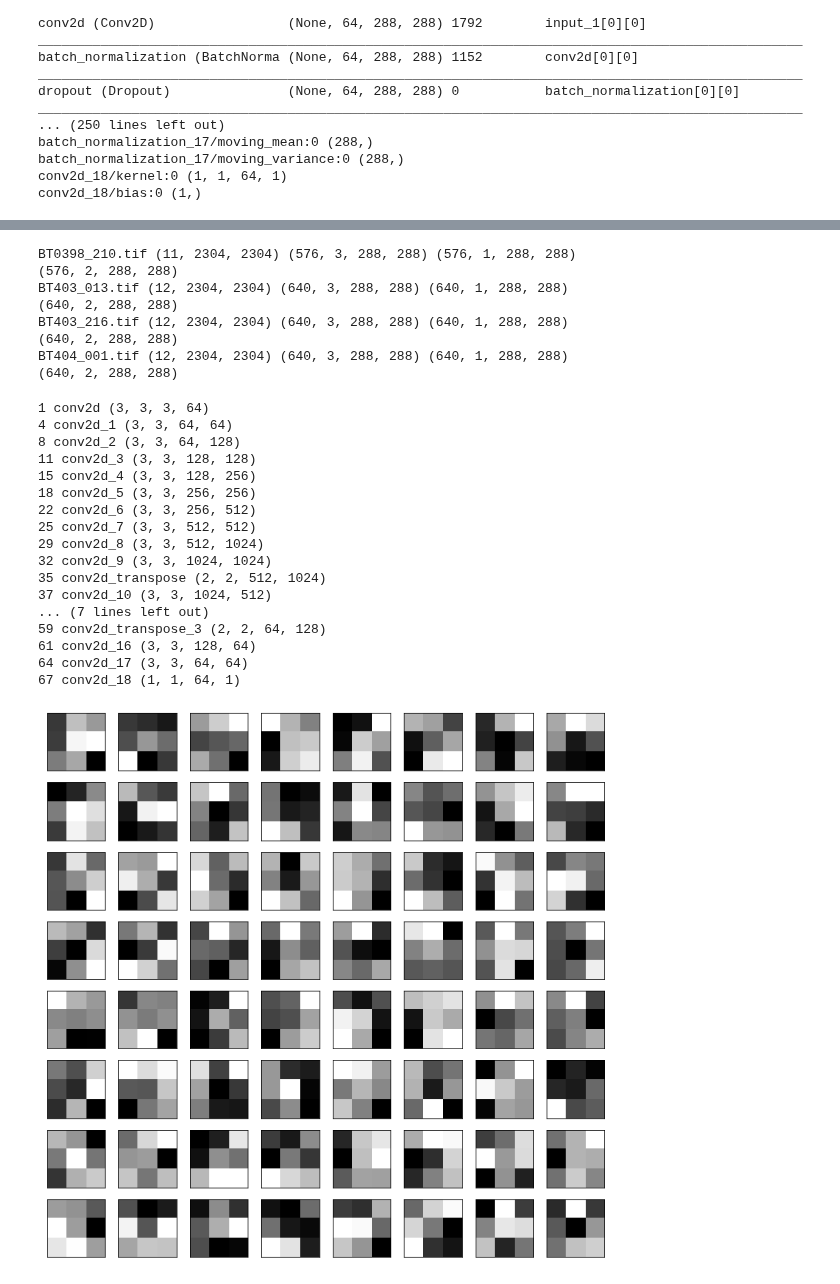
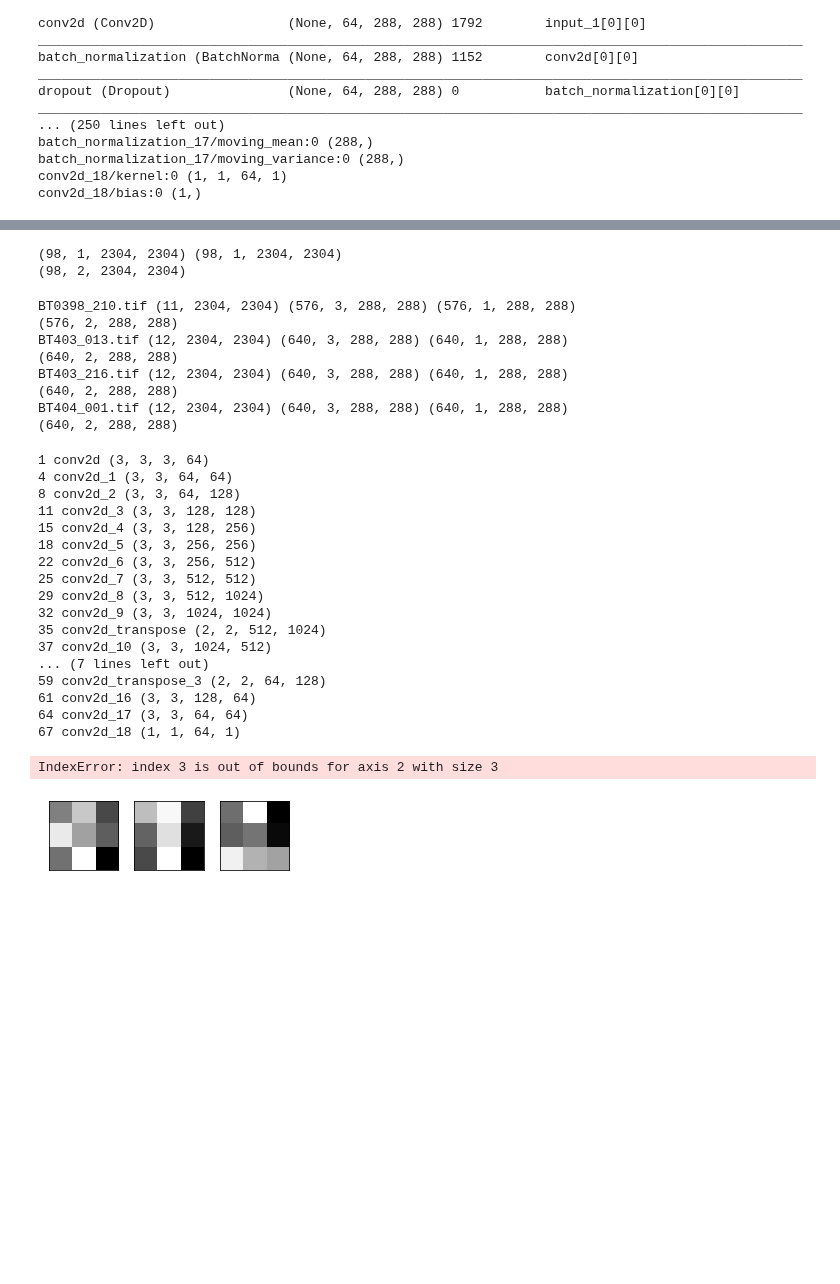
Before and after one commit to Oftatkofta/BactUnet, a Jupyter notebook: bactnet_inference_notebook.ipynb, the cells around one changed output, grey strips where cells are left out. Cells and saved outputs as stored; diff of their text form; code cells hidden in the pictures; blank space fills up the shorter version.

```diff
--- a/bactnet_inference_notebook.ipynb
+++ b/bactnet_inference_notebook.ipynb
@@ -144,15 +134,19 @@ BT404_199.tif (64, 3, 288, 288) (64, 1, 288, 288)
 # %%
 keras.backend.clear_session()
 stride = 2
-y_pred = None
+
 # #IOU
-for i in range(0, len(image_dataset), stride):
-    pred = model.predict(image_dataset[i:i+stride])
-    if y_pred is not None:
-        y_pred = np.concatenate((y_pred, pred))
+for stack in image_dict.keys():
+    y_pred = None
+    stack = image_dict[stack]
+    for i in range(0, len(stack["image_patch"]), stride):
+        pred = model.predict(stack["image_patch"][i:i+stride])
+        if y_pred is not None:
+            y_pred = np.concatenate((y_pred, pred))
 
-    if y_pred is None:
-        y_pred = pred
+        if y_pred is None:
+            y_pred = pred
 
-print(y_pred.shape)
+    image_dict[stack]["y_pred"] = y_pred
+    print(stack, y_pred.shape)
 # %% [output]
@@ -276,3 +302,18 @@ tiff.imwrite(os.path.join(results_folder, "all_masked_stacks_V3.tif"), saveme, i
+# %%
+saveme = vikt * 65535
+saveme = saveme.astype('uint16')
+img = np.expand_dims(image[0:-2], axis = 1)
+img = img * 65535
+img = img.astype('uint16')
+print(saveme.shape, img.shape)
+saveme = np.concatenate((img,saveme), axis = 1)
+print(saveme.shape)
+tiff.imwrite(os.path.join(source_path, "pred.tif"), saveme, imagej=True, resolution=(1./0.109, 1./0.109),
+                      metadata={'unit': 'um', 'finterval': 15,
+                                'axes': 'TCYX'})
+# %% [output]
+(98, 1, 2304, 2304) (98, 1, 2304, 2304)
+(98, 2, 2304, 2304)
 # %%
 
 
@@ -332,11 +373,14 @@ for i in range(len(pred_mask_dataset)):
     plt.imshow(msk)
     plt.show()
 # %%
+all_weights = []
+
 for i, layer in enumerate(model.layers):
   if "onv" in layer.name:
+    all_weights.append
     print(i, layer.name, model.layers[i].get_weights()[0].shape)
 
-weights, biases =  model.layers[4].get_weights()
+weights, biases =  model.layers[1].get_weights()
 fig1=plt.figure(figsize=(12, 12))
 
 
@@ -345,31 +389,32 @@ rows = 8
 n_filters = columns*rows
 for i in range(1, n_filters +1):
     f = weights[:, :, (i-1), 0]
     fig1 =plt.subplot(rows, columns, i)
     fig1.set_xticks([])  #Turn off axis
     fig1.set_yticks([])
 
     #plt.imshow(f[i%3, :, :], cmap='gray')
     plt.imshow(f[:, :], cmap='gray')
     #plt.imshow(f[2, :, :], cmap='gray') #Show only the filters from 0th channel (R)
     #ix += 1
 plt.show()
 # %% [output]
 1 conv2d (3, 3, 3, 64)
 4 conv2d_1 (3, 3, 64, 64)
 8 conv2d_2 (3, 3, 64, 128)
 11 conv2d_3 (3, 3, 128, 128)
 15 conv2d_4 (3, 3, 128, 256)
 18 conv2d_5 (3, 3, 256, 256)
 22 conv2d_6 (3, 3, 256, 512)
 25 conv2d_7 (3, 3, 512, 512)
 29 conv2d_8 (3, 3, 512, 1024)
 32 conv2d_9 (3, 3, 1024, 1024)
 35 conv2d_transpose (2, 2, 512, 1024)
 37 conv2d_10 (3, 3, 1024, 512)
 ... (7 lines left out)
 59 conv2d_transpose_3 (2, 2, 64, 128)
 61 conv2d_16 (3, 3, 128, 64)
 64 conv2d_17 (3, 3, 64, 64)
 67 conv2d_18 (1, 1, 64, 1)
+IndexError: index 3 is out of bounds for axis 2 with size 3
-[figure, old version]
+[figure, new version]
```
Also changed, not shown: parts of 12 cells of this notebook, 4 other files.
